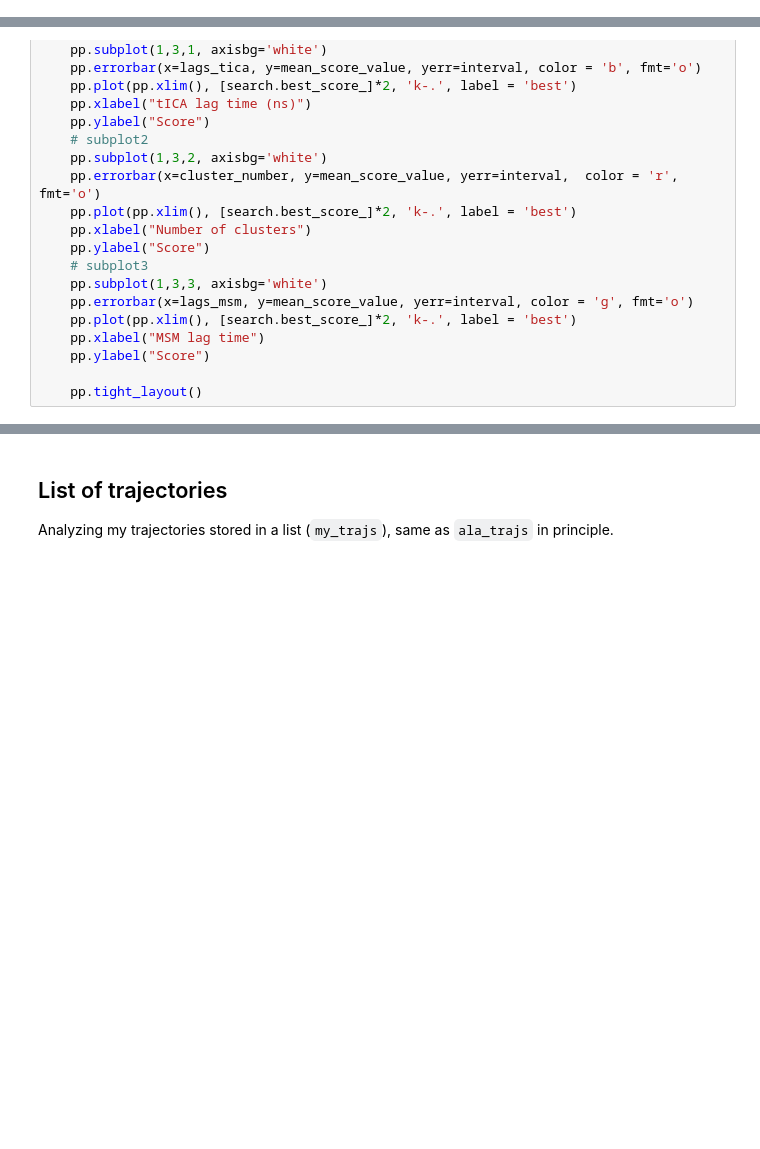
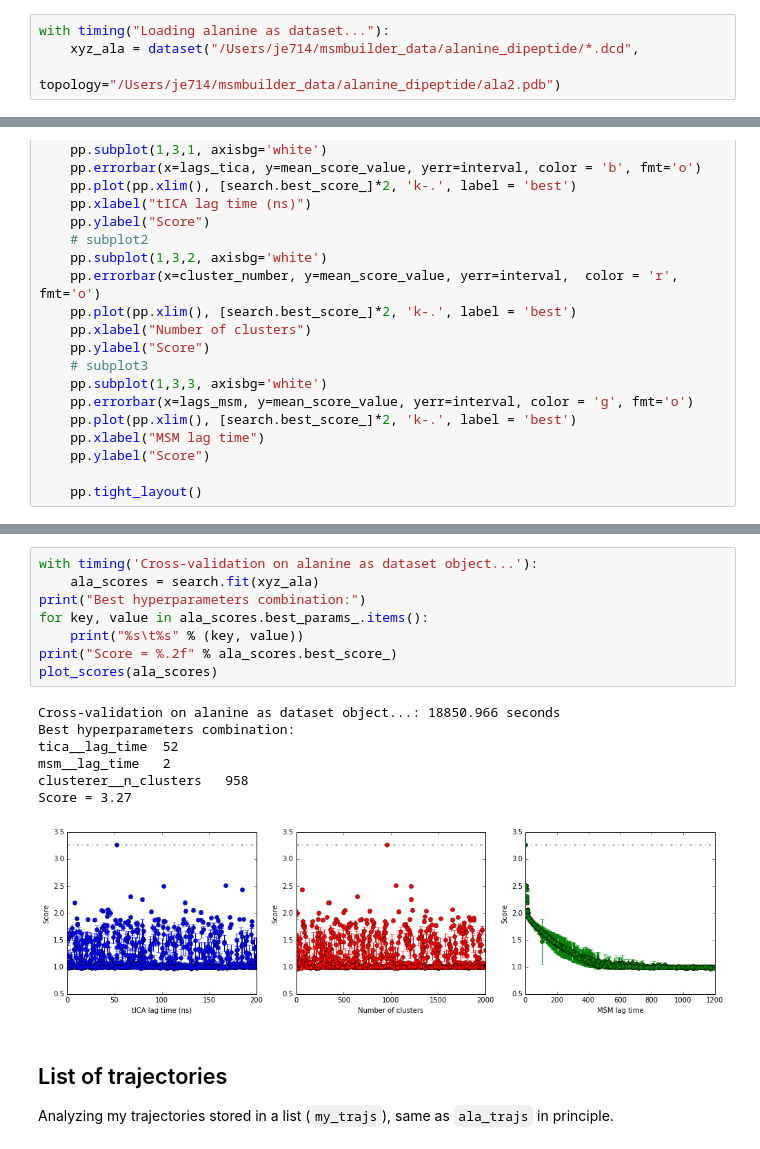
Before and after one commit to jeiros/Jupyter_notebooks, a Jupyter notebook: python/markov_analysis/gmrq-model-selection.ipynb, the cells around one changed output, grey strips where cells are left out. Drawn from its saved outputs; the diff is of its cells as text; blank space fills up the shorter version.

```diff
--- a/python/markov_analysis/gmrq-model-selection.ipynb
+++ b/python/markov_analysis/gmrq-model-selection.ipynb
@@ -77,0 +76,4 @@ Loading alanine dipeptide test trajectories...: 0.123 seconds
+# %%
+with timing("Loading alanine as dataset..."):
+    xyz_ala = dataset("/Users/je714/msmbuilder_data/alanine_dipeptide/*.dcd",
+                      topology="/Users/je714/msmbuilder_data/alanine_dipeptide/ala2.pdb")
@@ -159,3 +162,19 @@ Score = 3.00
+# %%
+with timing('Cross-validation on alanine as dataset object...'):
+    ala_scores = search.fit(xyz_ala)
+print("Best hyperparameters combination:")
+for key, value in ala_scores.best_params_.items():
+    print("%s\t%s" % (key, value))
+print("Score = %.2f" % ala_scores.best_score_)
+plot_scores(ala_scores)
+# %% [output]
+Cross-validation on alanine as dataset object...: 18850.966 seconds
+Best hyperparameters combination:
+tica__lag_time  52
+msm__lag_time   2
+clusterer__n_clusters   958
+Score = 3.27
+[figure, added]
 # %% [markdown]
 ## List of trajectories
 Analyzing my trajectories stored in a list (`my_trajs`), same as `ala_trajs` in principle.
```
Also changed, not shown: parts of 14 cells of this notebook, 1 other file.
